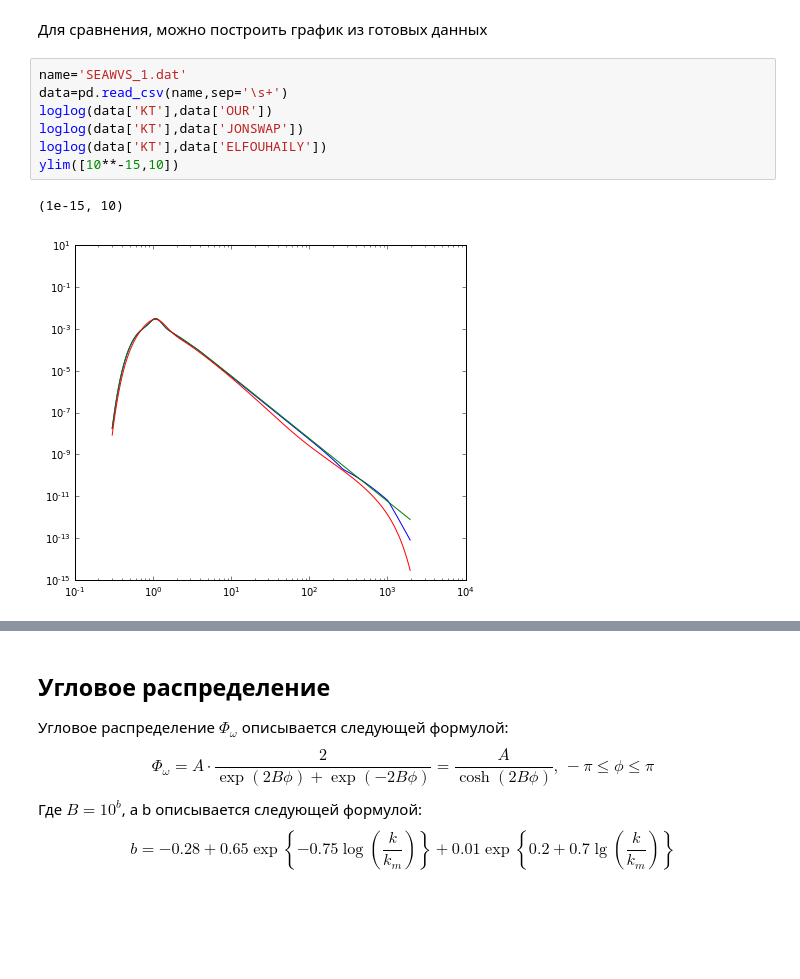
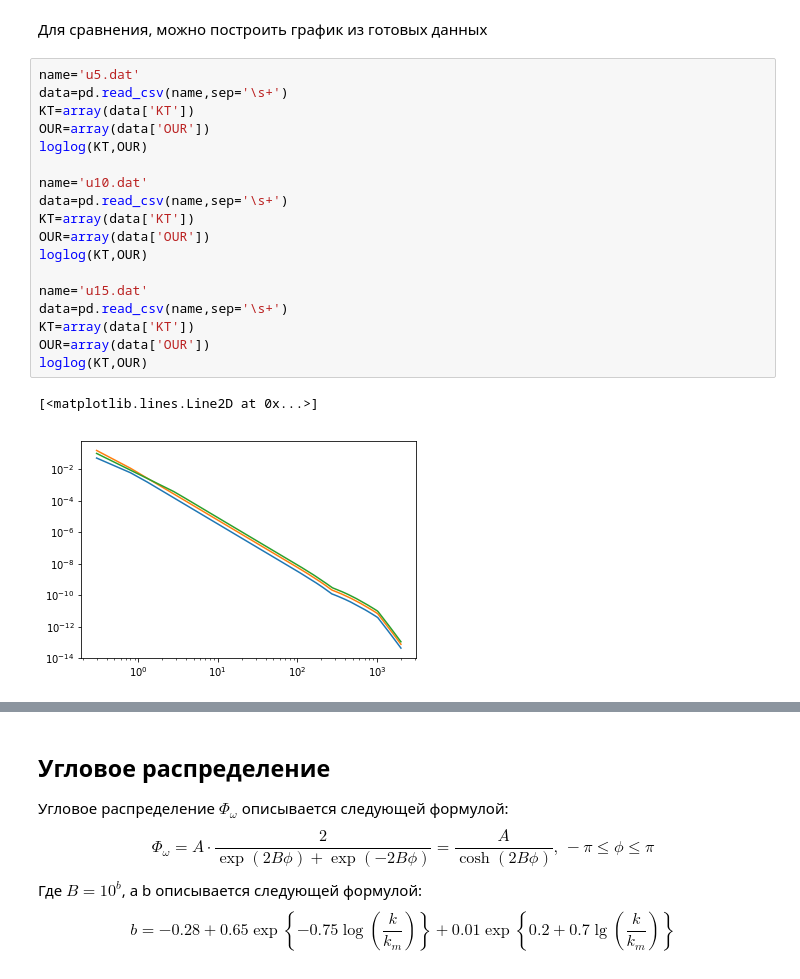
Before and after one commit to KirillPonur/water, a Jupyter notebook: model.ipynb, the cells around one changed output, grey strips where cells are left out. Saved outputs shown, nothing was run; the diff lists cells and outputs as text; blank space fills up the shorter version.

```diff
--- a/model.ipynb
+++ b/model.ipynb
@@ -305,13 +307,24 @@ legend()
 # %% [markdown]
 Для сравнения, можно построить график из готовых данных
 # %%
-name='SEAWVS_1.dat'
+name='u5.dat'
 data=pd.read_csv(name,sep='\s+')
-loglog(data['KT'],data['OUR'])
-loglog(data['KT'],data['JONSWAP'])
-loglog(data['KT'],data['ELFOUHAILY'])
-ylim([10**-15,10])
+KT=array(data['KT'])
+OUR=array(data['OUR'])
+loglog(KT,OUR)
+
+name='u10.dat'
+data=pd.read_csv(name,sep='\s+')
+KT=array(data['KT'])
+OUR=array(data['OUR'])
+loglog(KT,OUR)
+
+name='u15.dat'
+data=pd.read_csv(name,sep='\s+')
+KT=array(data['KT'])
+OUR=array(data['OUR'])
+loglog(KT,OUR)
 # %% [output]
-(1e-15, 10)
+[<matplotlib.lines.Line2D at 0x...>]
-[figure, old version]
+[figure, new version]
 # %%
```
Also changed, not shown: parts of 10 cells of this notebook, 18 other files.
